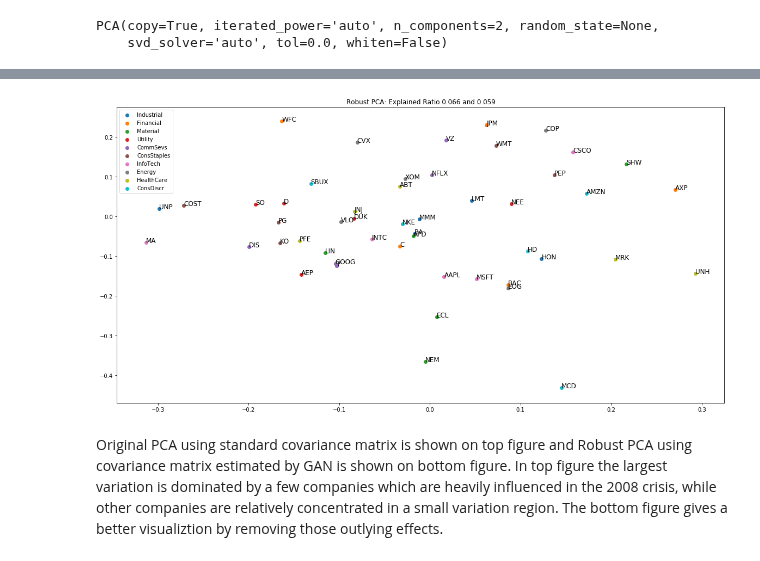
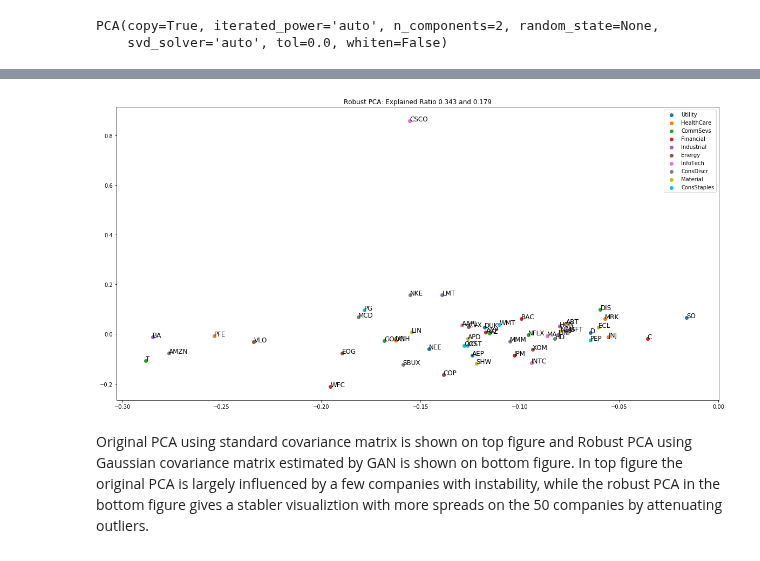
Before and after one commit to yao-lab/yao-lab.github.io, a Jupyter notebook: data/RobustGAN/Robust_GAN.ipynb, the cells around one changed output, grey strips where cells are left out. Drawn from its saved outputs; the diff is of its cells as text; code cells hidden in the pictures.

```diff
--- a/data/RobustGAN/Robust_GAN.ipynb
+++ b/data/RobustGAN/Robust_GAN.ipynb
@@ -9,6 +10,7 @@ import yfinance as yf
 import seaborn as sns
 import matplotlib.pyplot as plt
 import time
+import os
 
 import numpy as np
 import pandas as pd
@@ -21,7 +23,11 @@ from torch.distributions import MultivariateNormal, Normal
 
 from fgan import fgan
 
-device = torch.device('cuda:0' if torch.cuda.is_available() else 'cpu')
+# Assume that we are on a CUDA machine, then this should print a CUDA device:
+os.environ["CUDA_VISIBLE_DEVICES"] = "2"
+
+device = torch.device("cuda" if torch.cuda.is_available() else "cpu")
+print(device)
 
 %load_ext autoreload
 %autoreload 2
@@ -299,0 +312,11 @@ plt.show()
+# %%
+fig, ax = plt.subplots(figsize=(20,10))
+ax.plot(SPX, label=".SPX")
+outlierDate = SPX.index[outlierIndex[1]].tolist()
+for idx in outlierDate:
+    ax.axvline(x=idx, color='C1', linestyle='--', lw=1.0)
+tickList = outlierDate
+plt.xticks(outlierDate, [ x.strftime("%Y-%m-%d") for x in outlierDate ], rotation=90)
+ax.legend()
+ax.set_title( ".SPX from {} to {} with outliers detected by GAN with Student-t fit".format(START, END) )
+plt.show()
@@ -299,0 +325,11 @@ plt.show()
+# %%
+fig, ax = plt.subplots(figsize=(20,10))
+ax.plot(SPX, label=".SPX")
+outlierDate = SPX.index[outlierIndex[2]].tolist()
+for idx in outlierDate:
+    ax.axvline(x=idx, color='C1', linestyle='--', lw=1.0)
+tickList = outlierDate
+plt.xticks(outlierDate, [ x.strftime("%Y-%m-%d") for x in outlierDate ], rotation=90)
+ax.legend()
+ax.set_title( ".SPX from {} to {} with outliers detected by GAN with Elliptical fit".format(START, END) )
+plt.show()
@@ -322,7 +360,7 @@ for k, v in corps_dict.items():
 
 tks = yf.Tickers( " ".join(corps) )
 
-START = "2007-01-01"; END = "2019-01-01"
+START = "2007-01-01"; END = "2018-12-31"
 df_price = tks.history(start=START, end=END)["Close"]
 
 df_ret = df_price/df_price.shift(1) # daily return
@@ -383,7 +421,7 @@ plt.title('PCA, Explained Ratio %.3f and %.3f' % ((s0/s0.sum())[-1], (s0/s0.sum(
 plt.show()
 
 fig, ax = plt.subplots(figsize=(20,10))
-f = eval("f"+str(0))
+f = eval("f"+str(1))
 A = f.netG.weight.data.cpu().numpy()
 cov = np.matmul(A.T, A)
 s, v = scipy.linalg.eigh(cov)
@@ -401,3 +439,3 @@ plt.show()
-[figure, old version]
+[figure, new version]
 # %% [markdown]
-Original PCA using standard covariance matrix is shown on top figure and Robust PCA using covariance matrix estimated by GAN is shown on bottom figure. In top figure the largest variation is dominated by a few companies which are heavily influenced in the 2008 crisis, while other companies are relatively concentrated in a small variation region. The bottom figure gives a better visualiztion by removing those outlying effects.
+Original PCA using standard covariance matrix is shown on top figure and Robust PCA using Gaussian covariance matrix estimated by GAN is shown on bottom figure. In top figure the original PCA is largely influenced by a few companies with instability, while the robust PCA in the bottom figure gives a stabler visualiztion with more spreads on the 50 companies by attenuating outliers.
```
Also changed, not shown: parts of 25 cells of this notebook.
